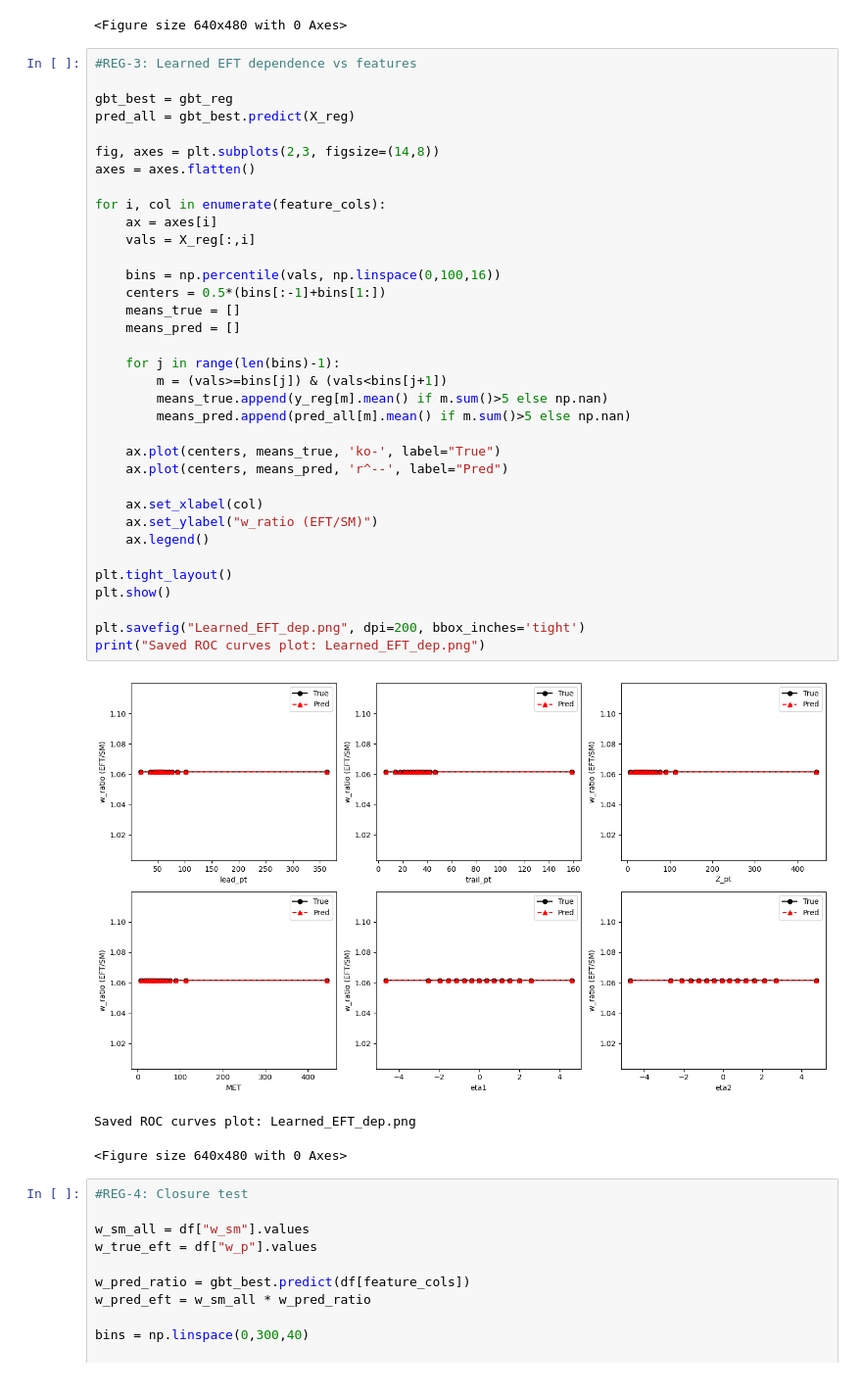
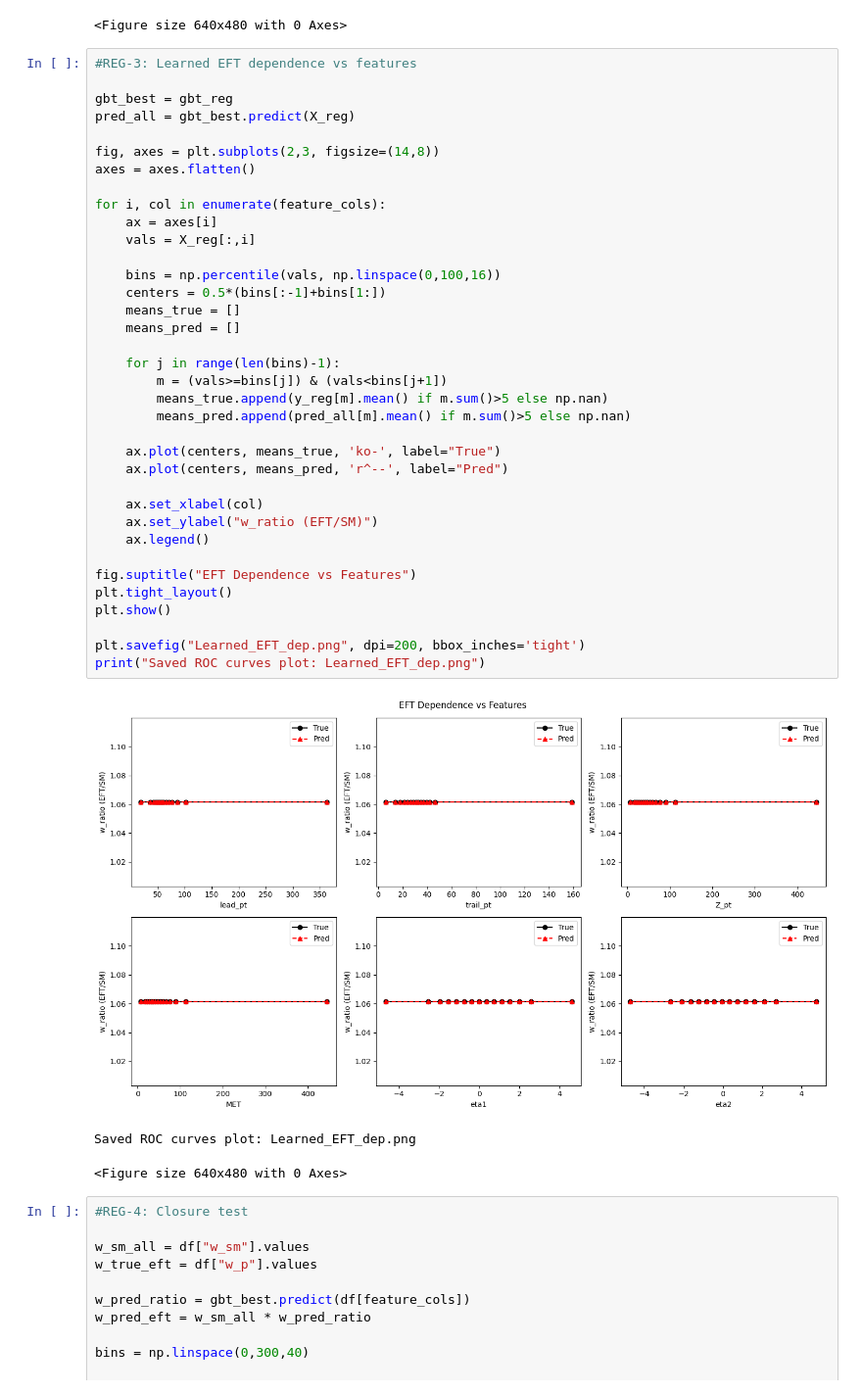
Before and after one commit to John-Aremu/SM-vs-EFT-simulation-analysis, a Jupyter notebook: SMEFT Analysis.ipynb, the cells around one changed output. Shown at 98% size. Saved outputs shown, nothing was run; the diff lists cells and outputs as text.

```diff
--- a/SMEFT Analysis.ipynb
+++ b/SMEFT Analysis.ipynb
@@ -1040,34 +1288,35 @@ pred_all = gbt_best.predict(X_reg)
 fig, axes = plt.subplots(2,3, figsize=(14,8))
 axes = axes.flatten()
 
 for i, col in enumerate(feature_cols):
     ax = axes[i]
     vals = X_reg[:,i]
 
     bins = np.percentile(vals, np.linspace(0,100,16))
     centers = 0.5*(bins[:-1]+bins[1:])
     means_true = []
     means_pred = []
 
     for j in range(len(bins)-1):
         m = (vals>=bins[j]) & (vals<bins[j+1])
         means_true.append(y_reg[m].mean() if m.sum()>5 else np.nan)
         means_pred.append(pred_all[m].mean() if m.sum()>5 else np.nan)
 
     ax.plot(centers, means_true, 'ko-', label="True")
     ax.plot(centers, means_pred, 'r^--', label="Pred")
 
     ax.set_xlabel(col)
     ax.set_ylabel("w_ratio (EFT/SM)")
     ax.legend()
 
+fig.suptitle("EFT Dependence vs Features")
 plt.tight_layout()
 plt.show()
 
 plt.savefig("Learned_EFT_dep.png", dpi=200, bbox_inches='tight')
 print("Saved ROC curves plot: Learned_EFT_dep.png")
 # %% [output]
-[figure, old version]
+[figure, new version]
 Saved ROC curves plot: Learned_EFT_dep.png
 <Figure size 640x480 with 0 Axes>
 # %%
```
Also changed, not shown: parts of 12 cells of this notebook.
